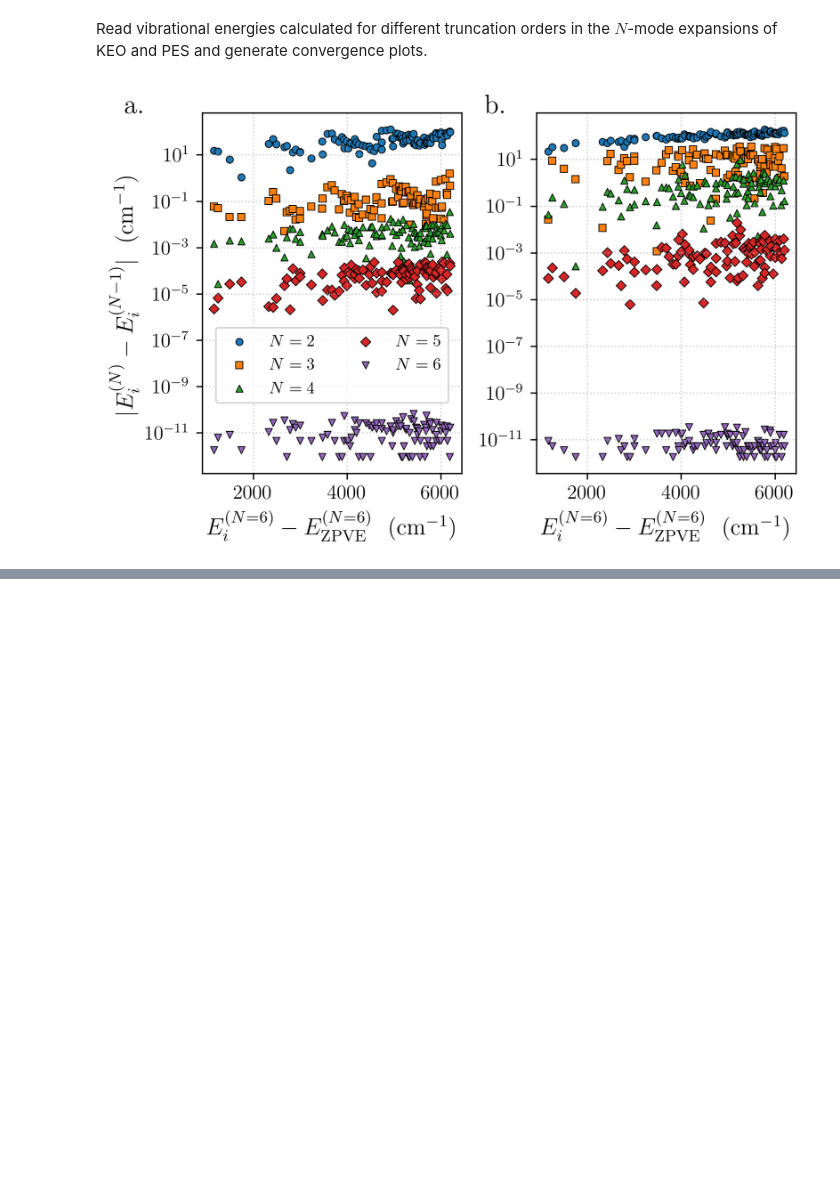
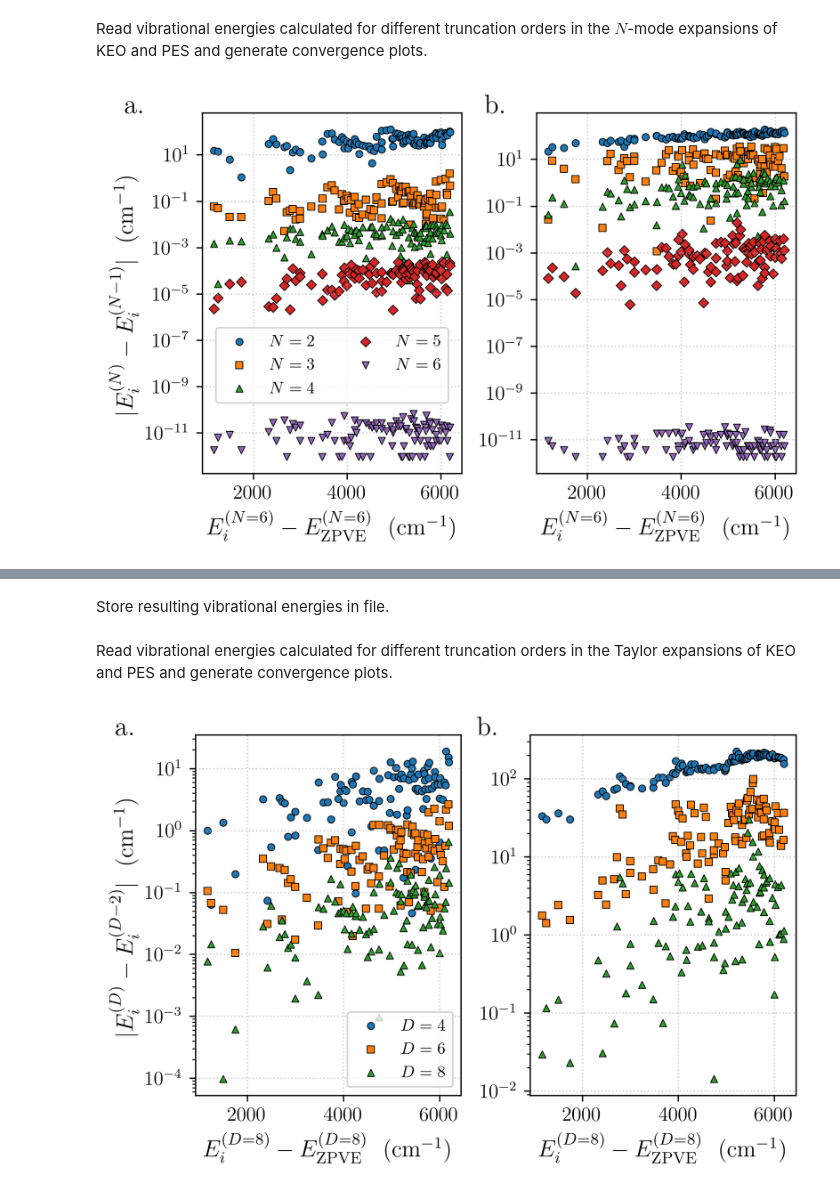
Before and after one commit to robochimps/vibrojet, a Jupyter notebook: examples/h2co_solve.ipynb, the cells around one changed output, grey strips where cells are left out. Cells and saved outputs as stored; diff of their text form; code cells hidden in the pictures; blank space fills up the shorter version.

Commit message:
Add Taylor convergence test for H2CO

```diff
--- a/examples/h2co_solve.ipynb
+++ b/examples/h2co_solve.ipynb
@@ -622,0 +770,2 @@ fig.savefig(f"_h2co_nmode_enr.pdf", format="pdf", bbox_inches="tight")
+# %% [markdown]
+Store resulting vibrational energies in file.
@@ -622,0 +774,67 @@ fig.savefig(f"_h2co_nmode_enr.pdf", format="pdf", bbox_inches="tight")
+# %% [markdown]
+Read vibrational energies calculated for different truncation orders in the Taylor expansions of KEO and PES and generate convergence plots.
+# %%
+data = np.load("_h2co_pow_enr.npz")
+enr = {eval(key): data[key] for key in data.files}
+
+de_gmat = np.array(
+    [np.abs(enr[(n, 8, n)] - enr[(n - 2, 8, n - 2)]) for n in range(4, 9, 2)]
+)
+de_poten = np.array(
+    [np.abs(enr[(8, n, 8)] - enr[(8, n - 2, 8)]) for n in range(4, 9, 2)]
+)
+
+fig, axes = plt.subplots(1, 2, figsize=(6, 4), dpi=300)
+
+for i, (ax, de) in enumerate(zip(axes, (de_gmat, de_poten))):
+    for n, (d, marker) in enumerate(zip(de, ("o", "s", "^", "D", "v"))):
+        ax.scatter(
+            enr[(8, 8, 8)][1:],  # skip zpe
+            d[1:],
+            marker=marker,
+            s=18,
+            edgecolors="black",
+            linewidths=0.5,
+            label=f"$D={2*n+4}$",
+        )
+
+    ax.set_yscale("log")
+    ax.set_xlabel(
+        "$E_i^{(D=8)}-E_{\\rm ZPVE}^{(D=8)}$~~(${\\rm cm}^{-1}$)", fontsize=14
+    )
+    if i == 0:
+        ax.set_ylabel("$|E_i^{(D)}-E_i^{(D-2)}|$~~(${\\rm cm}^{-1})$", fontsize=14)
+        ax.legend(
+            fontsize=10,
+            ncol=1,
+            loc="best",
+            # loc="center",
+            # bbox_to_anchor=(0.5, 0.3),
+        )
+    ax.grid(True, linestyle=":", alpha=0.6)
+    ax.tick_params(axis="both", labelsize=12)
+
+# Add panel labels
+axes[0].text(
+    -0.3,
+    1.05,
+    "a.",
+    transform=axes[0].transAxes,
+    fontsize=16,
+    va="top",
+    ha="left",
+)
+
+axes[1].text(
+    -0.2,
+    1.05,
+    "b.",
+    transform=axes[1].transAxes,
+    fontsize=16,
+    va="top",
+    ha="left",
+)
+plt.tight_layout()
+fig.savefig(f"_h2co_pow_enr.pdf", format="pdf", bbox_inches="tight")
+# %% [output]
+[figure, added]
```
Also changed, not shown: parts of 10 cells of this notebook, 3 other files.
